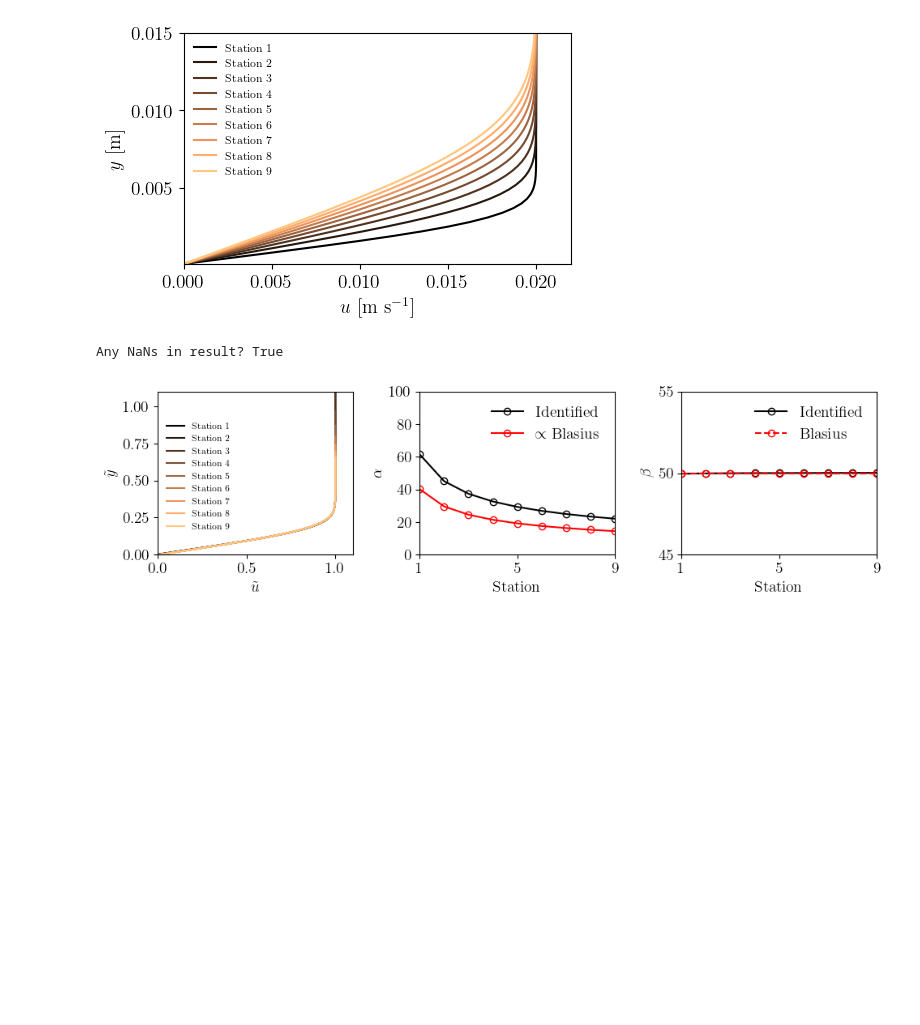
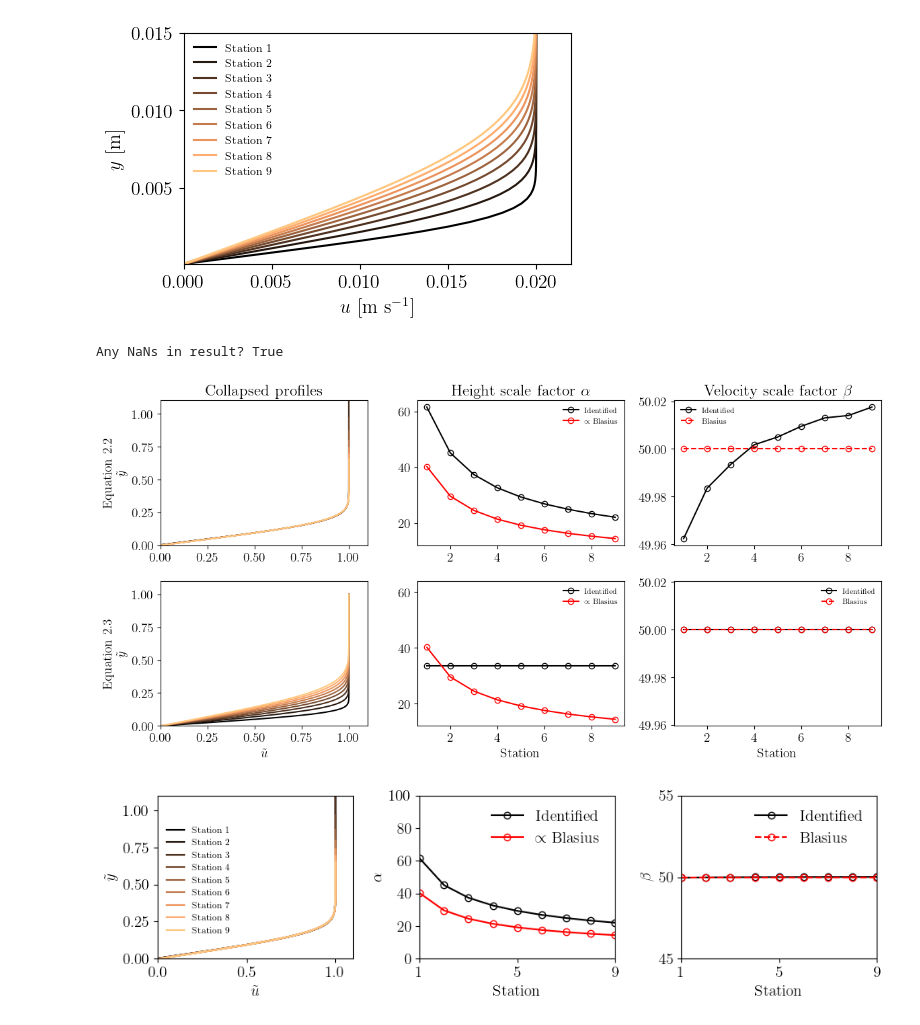
Before and after one commit to German-s04/self-similarity-project, a Jupyter notebook: boundary_layer/boundary_layer.ipynb, the cells around one changed output. Cells and saved outputs as stored; diff of their text form; code cells hidden in the pictures; blank space fills up the shorter version.

Commit message:
Adding comparison for 2.2 vs 2.3, finding NaN bug

```diff
--- a/boundary_layer/boundary_layer.ipynb
+++ b/boundary_layer/boundary_layer.ipynb
@@ -136,6 +136,91 @@ t2_reg   = varm[:,1]
 print("Any NaNs in result?", np.isnan(res.fun))
 # %% [output]
 Any NaNs in result? True
+# %%
+### Compare Equation 2.2 vs Equation 2.3 — side by side
+
+def normalise(field, transform):
+    fmin = np.average(np.min(field, axis=1))
+    fmax = np.average(np.max(field, axis=1))
+    f_norm = (field - fmin) / (fmax - fmin)
+    t_norm = (transform - fmin) / (fmax - fmin)
+    return f_norm, t_norm
+
+# --- Apply Equation 2.2 scale factors ---
+xtran_22 = np.zeros_like(y)
+ytran_22 = np.zeros_like(u)
+for i in range(len(x)):
+    xtran_22[i,:] = y[i,:]*t1[i]
+    ytran_22[i,:] = u[i,:]*t2[i]
+xtran2_22, t1n_22 = normalise(xtran_22, t1)
+ytran2_22, t2n_22 = normalise(ytran_22, t2)
+
+# --- Apply Equation 2.3 scale factors ---
+xtran_23 = np.zeros_like(y)
+ytran_23 = np.zeros_like(u)
+for i in range(len(x)):
+    xtran_23[i,:] = y[i,:]*t1_reg[i]
+    ytran_23[i,:] = u[i,:]*t2_reg[i]
+xtran2_23, t1n_23 = normalise(xtran_23, t1_reg)
+ytran2_23, t2n_23 = normalise(ytran_23, t2_reg)
+
+# --- Theoretical comparison curves (same for both rows) ---
+scal = np.sqrt(U_inf/(nu*x))
+
+# --- Compute SHARED axis limits across both rows, per column ---
+alpha_min = min(np.min(t1n_22), np.min(t1n_23), np.min(scal/8))
+alpha_max = max(np.max(t1n_22), np.max(t1n_23), np.max(scal/8))
+alpha_pad = 0.05*(alpha_max - alpha_min)
+
+beta_min = min(np.min(t2n_22), np.min(t2n_23), np.min(1/U_inf))
+beta_max = max(np.max(t2n_22), np.max(t2n_23), np.max(1/U_inf))
+beta_pad = max(0.05*(beta_max - beta_min), 1e-3)  # avoid a zero-width range
+
+# --- Build the figure: 2 rows x 3 columns ---
+fig, ax = plt.subplots(2, 3, figsize=(12, 6))
+
+for i in range(len(x)):
+    color = color_map(i / (len(x) - 1))
+    ax[0,0].plot(ytran2_22[i,:], xtran2_22[i,:], color=color)
+    ax[1,0].plot(ytran2_23[i,:], xtran2_23[i,:], color=color)
+
+ax[0,0].set_xlim([0, 1.1]); ax[0,0].set_ylim([0, 1.1])
+ax[1,0].set_xlim([0, 1.1]); ax[1,0].set_ylim([0, 1.1])
+ax[0,0].set_title("Collapsed profiles")
+ax[0,0].set_ylabel("Equation 2.2\n" + r"$\tilde{y}$")
+ax[1,0].set_ylabel("Equation 2.3\n" + r"$\tilde{y}$")
+ax[1,0].set_xlabel(r"$\tilde{u}$")
+
+# Middle column: height-scale factor vs theory — SHARED y-limits
+ax[0,1].plot(np.arange(len(x))+1, t1n_22, '-ko', mfc='none', label='Identified')
+ax[0,1].plot(np.arange(len(x))+1, scal/8, '-ro', mfc='none', label=r'$\propto$ Blasius')
+ax[1,1].plot(np.arange(len(x))+1, t1n_23, '-ko', mfc='none', label='Identified')
+ax[1,1].plot(np.arange(len(x))+1, scal/8, '-ro', mfc='none', label=r'$\propto$ Blasius')
+ax[0,1].set_ylim([alpha_min - alpha_pad, alpha_max + alpha_pad])
+ax[1,1].set_ylim([alpha_min - alpha_pad, alpha_max + alpha_pad])
+ax[0,1].set_title(r"Height scale factor $\alpha$")
+ax[1,1].set_xlabel("Station")
+ax[0,1].legend(frameon=False, fontsize=8)
+ax[1,1].legend(frameon=False, fontsize=8)
+
+# Right column: velocity-scale factor vs theory — SHARED y-limits, no offset notation
+ax[0,2].plot(np.arange(len(x))+1, t2n_22, '-ko', mfc='none', label='Identified')
+ax[0,2].plot(np.arange(len(x))+1, np.tile(1/U_inf, len(x)), '--ro', mfc='none', label='Blasius')
+ax[1,2].plot(np.arange(len(x))+1, t2n_23, '-ko', mfc='none', label='Identified')
+ax[1,2].plot(np.arange(len(x))+1, np.tile(1/U_inf, len(x)), '--ro', mfc='none', label='Blasius')
+ax[0,2].set_ylim([beta_min - beta_pad, beta_max + beta_pad])
+ax[1,2].set_ylim([beta_min - beta_pad, beta_max + beta_pad])
+ax[0,2].ticklabel_format(useOffset=False, style='plain')
+ax[1,2].ticklabel_format(useOffset=False, style='plain')
+ax[0,2].set_title(r"Velocity scale factor $\beta$")
+ax[1,2].set_xlabel("Station")
+ax[0,2].legend(frameon=False, fontsize=8)
+ax[1,2].legend(frameon=False, fontsize=8)
+
+plt.tight_layout()
+plt.show()
+# %% [output]
+[figure, added]
 # %%
 ### Normalise and plot data
 
```
Also changed, not shown: parts of 1 cell of this notebook.
